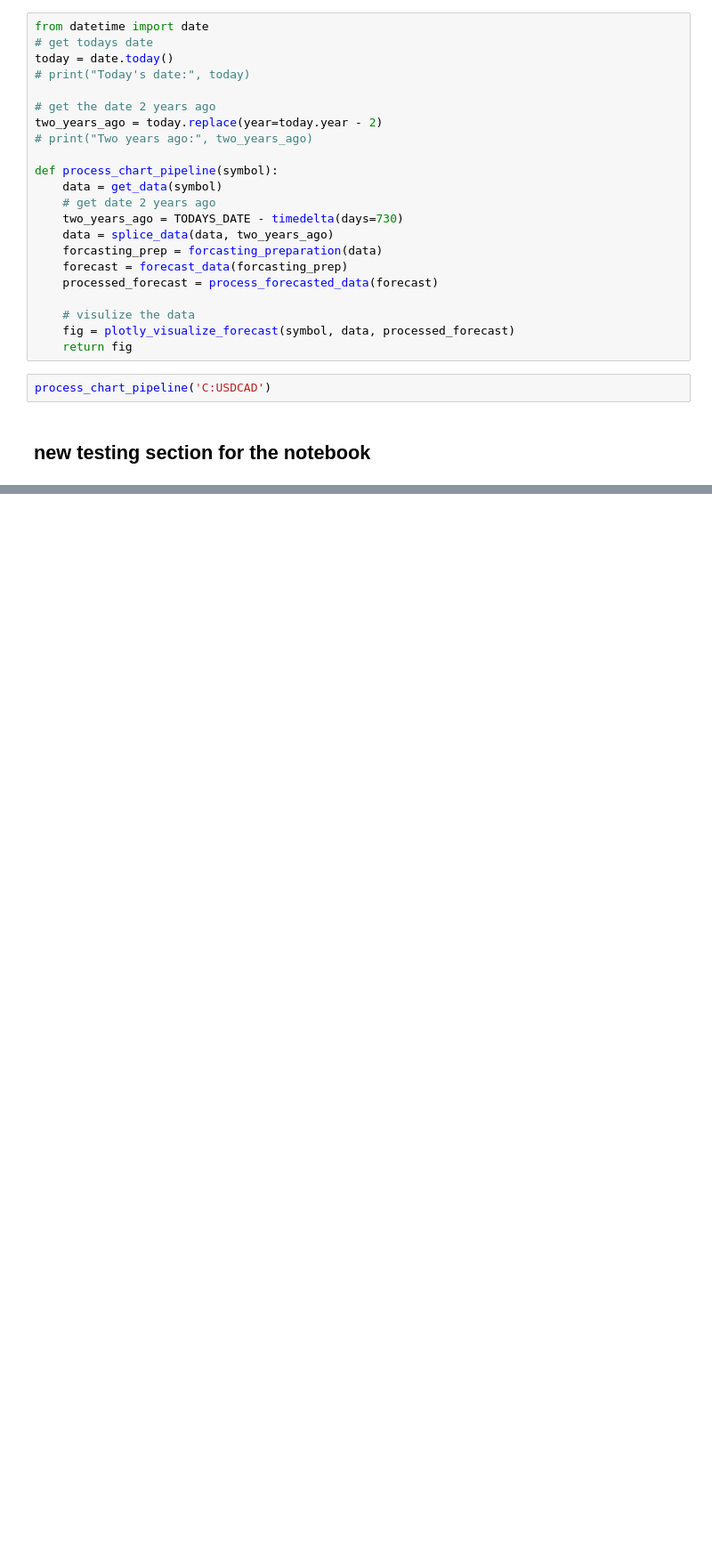
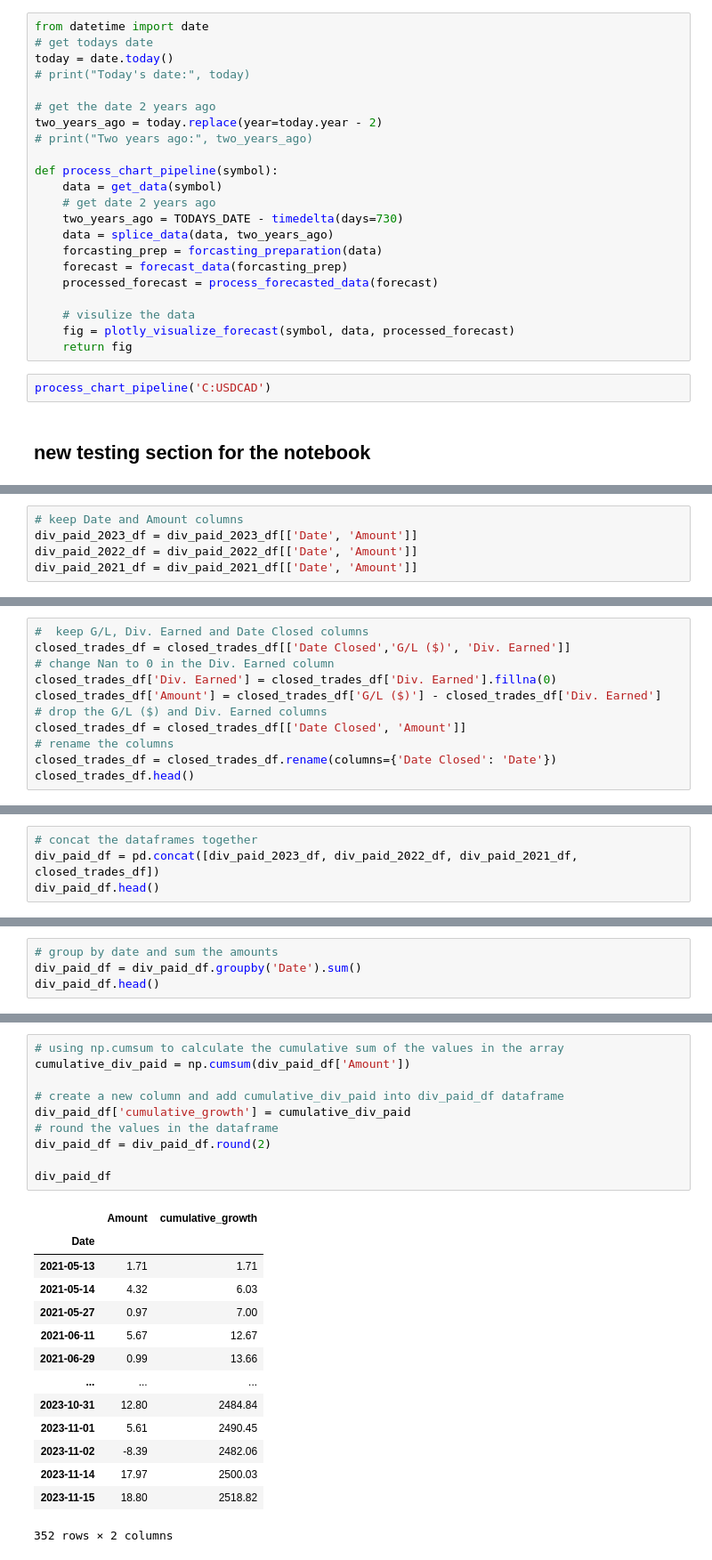
Before and after one commit to UFXtrendscalper/Dividend_Project, a Jupyter notebook: DIVIDEND DASHBOARD/testing_notebook.ipynb, the cells around one changed output, grey strips where cells are left out. Shown: that part at 89% size. Saved outputs shown, nothing was run; the diff lists cells and outputs as text; blank space fills up the shorter version.

```diff
--- a/DIVIDEND DASHBOARD/testing_notebook.ipynb
+++ b/DIVIDEND DASHBOARD/testing_notebook.ipynb
@@ -178,0 +357,5 @@ I3RTEm6vso7yOXBhGcYSidwUhRHaSgWy
+# %%
+# keep Date and Amount columns
+div_paid_2023_df = div_paid_2023_df[['Date', 'Amount']]
+div_paid_2022_df = div_paid_2022_df[['Date', 'Amount']]
+div_paid_2021_df = div_paid_2021_df[['Date', 'Amount']]
@@ -178,0 +371,11 @@ I3RTEm6vso7yOXBhGcYSidwUhRHaSgWy
+# %%
+#  keep G/L, Div. Earned and Date Closed columns
+closed_trades_df = closed_trades_df[['Date Closed','G/L ($)', 'Div. Earned']]
+# change Nan to 0 in the Div. Earned column
+closed_trades_df['Div. Earned'] = closed_trades_df['Div. Earned'].fillna(0)
+closed_trades_df['Amount'] = closed_trades_df['G/L ($)'] - closed_trades_df['Div. Earned']
+# drop the G/L ($) and Div. Earned columns
+closed_trades_df = closed_trades_df[['Date Closed', 'Amount']]
+# rename the columns
+closed_trades_df = closed_trades_df.rename(columns={'Date Closed': 'Date'})
+closed_trades_df.head()
@@ -178,0 +389,4 @@ I3RTEm6vso7yOXBhGcYSidwUhRHaSgWy
+# %%
+# concat the dataframes together
+div_paid_df = pd.concat([div_paid_2023_df, div_paid_2022_df, div_paid_2021_df, closed_trades_df])
+div_paid_df.head()
@@ -178,0 +400,4 @@ I3RTEm6vso7yOXBhGcYSidwUhRHaSgWy
+# %%
+# group by date and sum the amounts
+div_paid_df = div_paid_df.groupby('Date').sum()
+div_paid_df.head()
@@ -178,0 +412,25 @@ I3RTEm6vso7yOXBhGcYSidwUhRHaSgWy
+# %%
+# using np.cumsum to calculate the cumulative sum of the values in the array
+cumulative_div_paid = np.cumsum(div_paid_df['Amount'])
+
+# create a new column and add cumulative_div_paid into div_paid_df dataframe
+div_paid_df['cumulative_growth'] = cumulative_div_paid
+# round the values in the dataframe
+div_paid_df = div_paid_df.round(2)
+
+div_paid_df
+# %% [output]
+|  | Amount | cumulative_growth |
+| Date |  |  |
+| 2021-05-13 | 1.71 | 1.71 |
+| 2021-05-14 | 4.32 | 6.03 |
+| 2021-05-27 | 0.97 | 7.00 |
+| 2021-06-11 | 5.67 | 12.67 |
+| 2021-06-29 | 0.99 | 13.66 |
+| ... | ... | ... |
+| 2023-10-31 | 12.80 | 2484.84 |
+| 2023-11-01 | 5.61 | 2490.45 |
+| 2023-11-02 | -8.39 | 2482.06 |
+| 2023-11-14 | 17.97 | 2500.03 |
+| 2023-11-15 | 18.80 | 2518.82 |
+352 rows × 2 columns
```
Also changed, not shown: parts of 28 cells of this notebook, 4 other files.
